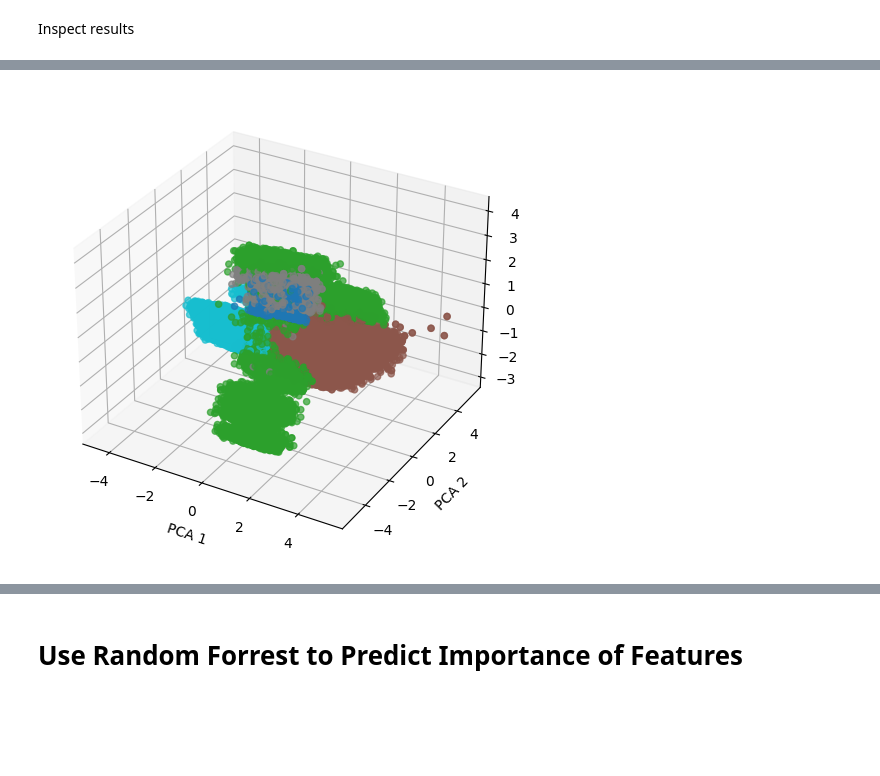
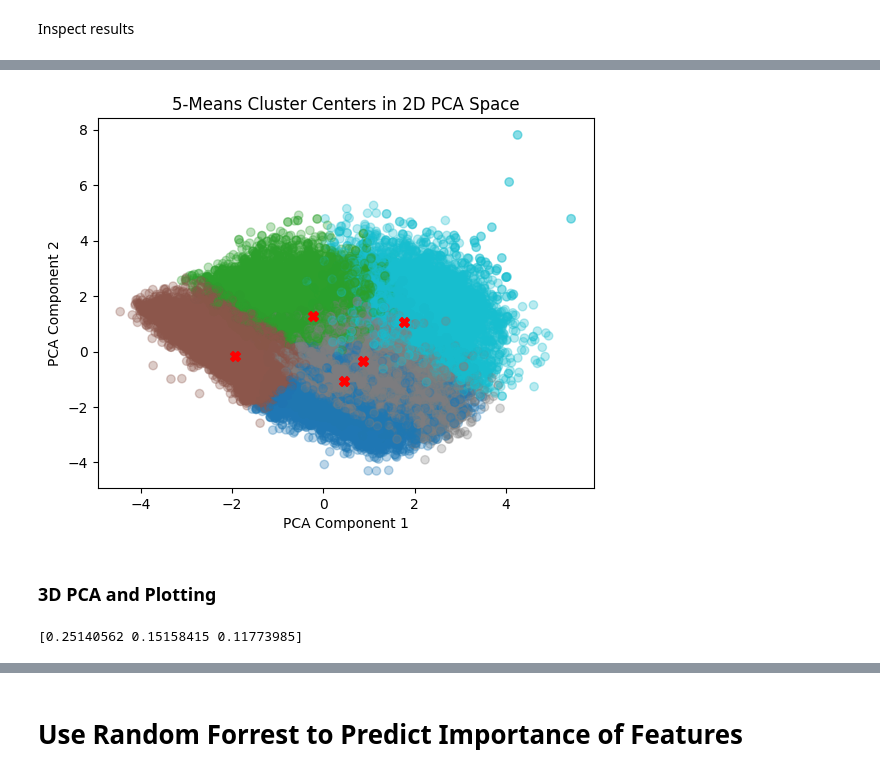
Before and after one commit to killermort9/AnalyticsToAction, a Jupyter notebook: esther.ipynb, the cells around one changed output, grey strips where cells are left out. Drawn from its saved outputs; the diff is of its cells as text; code cells hidden in the pictures; blank space fills up the shorter version.

```diff
--- a/esther.ipynb
+++ b/esther.ipynb
@@ -246,16 +260,30 @@ plt.show()
+# %%
+centers_pca2D = pca2D.transform(kmeans.cluster_centers_)
+plt.scatter(X_pca2D[:,0], X_pca2D[:,1], c=kmeans.labels_, alpha=0.3, cmap='tab10')
+plt.scatter(centers_pca2D[:,0], centers_pca2D[:,1], s=50, c='red', marker='X')
+plt.xlabel('PCA Component 1')
+plt.ylabel('PCA Component 2')
+plt.title('5-Means Cluster Centers in 2D PCA Space')
+plt.show()
+# %% [output]
+[figure, added]
+# %% [markdown]
+### 3D PCA and Plotting
 # %%
-pca = PCA(n_components=3)
-X_pca = pca.fit_transform(X_scaled)
+pca3D = PCA(n_components=3)
+X_pca3D = pca3D.fit_transform(X_scaled)
+print(pca3D.explained_variance_ratio_)
 
-#%matplotlib qt
+%matplotlib qt
 
 fig = plt.figure(figsize=(8,6))
 ax = fig.add_subplot(111, projection='3d')
-scatter = ax.scatter(X_pca[:,0], X_pca[:,1], X_pca[:,2], c=df_cluster_clean['cluster'], cmap='tab10', alpha=0.7)
+scatter = ax.scatter(X_pca3D[:,0], X_pca3D[:,1], X_pca3D[:,2], c=df_final['cluster'], cmap='tab10', alpha=0.7)
 
-ax.set_xlabel('PCA 1')
-ax.set_ylabel('PCA 2')
-ax.set_zlabel('PCA 3')
+ax.set_xlabel('PCA Component 1')
+ax.set_ylabel('PCA Component 2')
+ax.set_zlabel('PCA Component 3')
+plt.title('5-Means Clusters in 3D PCA Space')
 plt.show()
 # %% [output]
-[figure, removed]
+[0.25140562 0.15158415 0.11773985]
```
Also changed, not shown: parts of 32 cells of this notebook.
